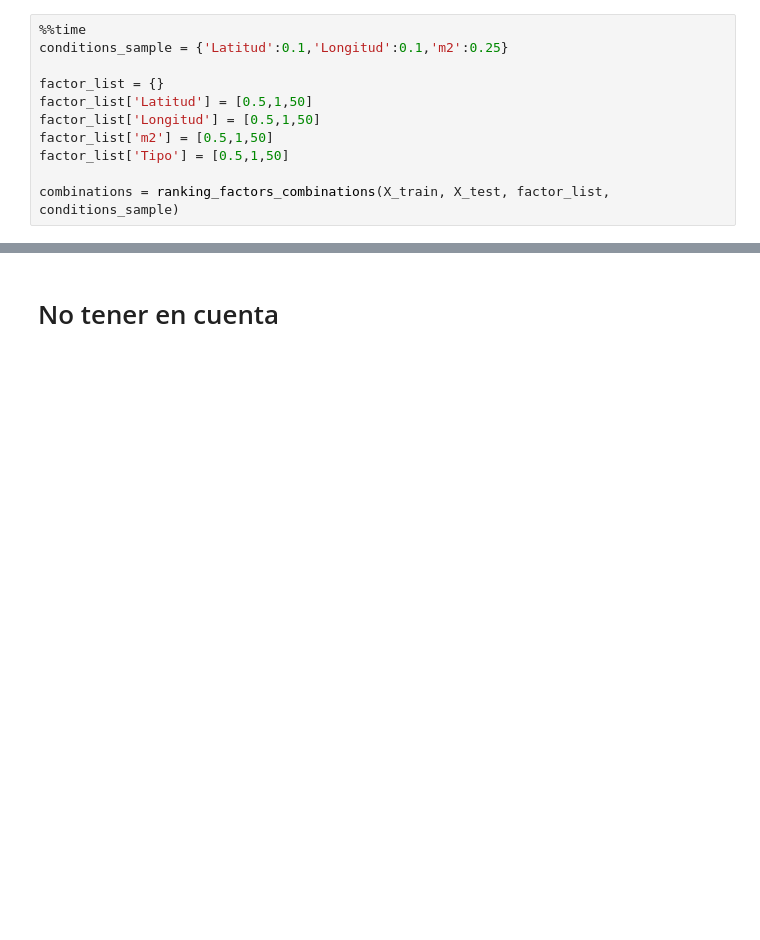
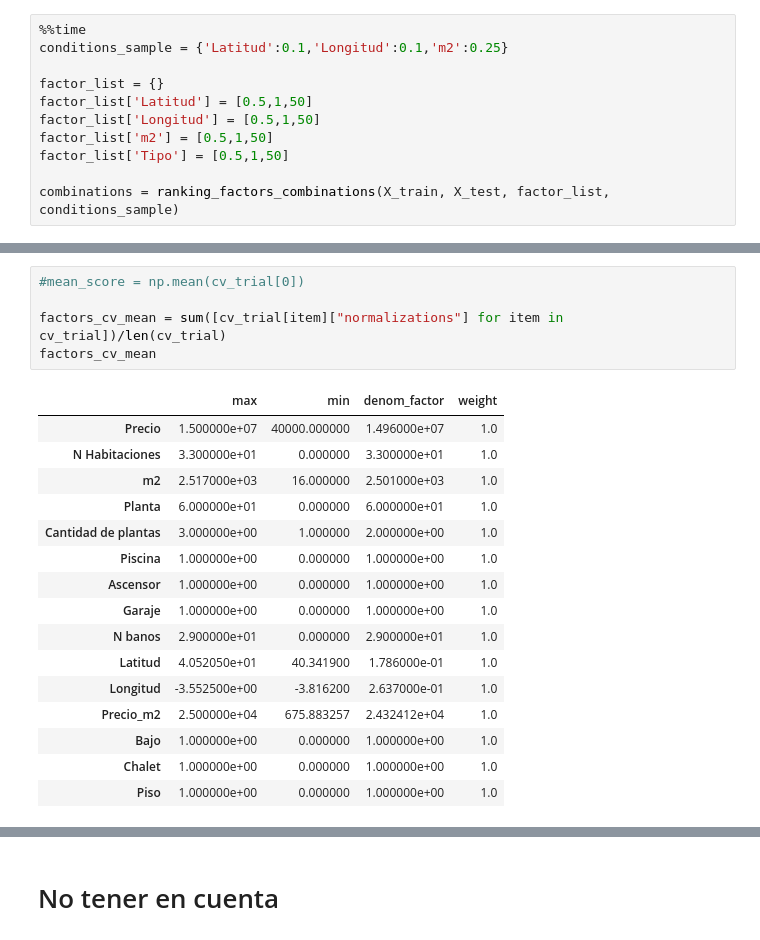
Before and after one commit to julioCasalV/tfm_kschool, a Jupyter notebook: Modelado.ipynb, the cells around one changed output, grey strips where cells are left out. Drawn from its saved outputs; the diff is of its cells as text; blank space fills up the shorter version.

```diff
--- a/Modelado.ipynb
+++ b/Modelado.ipynb
@@ -342,0 +413,22 @@ combinations = ranking_factors_combinations(X_train, X_test, factor_list, condit
+# %%
+#mean_score = np.mean(cv_trial[0])
+
+factors_cv_mean = sum([cv_trial[item]["normalizations"] for item in cv_trial])/len(cv_trial)
+factors_cv_mean
+# %% [output]
+|  | max | min | denom_factor | weight |
+| Precio | 1.500000e+07 | 40000.000000 | 1.496000e+07 | 1.0 |
+| N Habitaciones | 3.300000e+01 | 0.000000 | 3.300000e+01 | 1.0 |
+| m2 | 2.517000e+03 | 16.000000 | 2.501000e+03 | 1.0 |
+| Planta | 6.000000e+01 | 0.000000 | 6.000000e+01 | 1.0 |
+| Cantidad de plantas | 3.000000e+00 | 1.000000 | 2.000000e+00 | 1.0 |
+| Piscina | 1.000000e+00 | 0.000000 | 1.000000e+00 | 1.0 |
+| Ascensor | 1.000000e+00 | 0.000000 | 1.000000e+00 | 1.0 |
+| Garaje | 1.000000e+00 | 0.000000 | 1.000000e+00 | 1.0 |
+| N banos | 2.900000e+01 | 0.000000 | 2.900000e+01 | 1.0 |
+| Latitud | 4.052050e+01 | 40.341900 | 1.786000e-01 | 1.0 |
+| Longitud | -3.552500e+00 | -3.816200 | 2.637000e-01 | 1.0 |
+| Precio_m2 | 2.500000e+04 | 675.883257 | 2.432412e+04 | 1.0 |
+| Bajo | 1.000000e+00 | 0.000000 | 1.000000e+00 | 1.0 |
+| Chalet | 1.000000e+00 | 0.000000 | 1.000000e+00 | 1.0 |
+| Piso | 1.000000e+00 | 0.000000 | 1.000000e+00 | 1.0 |
```
Also changed, not shown: parts of 21 cells of this notebook.
